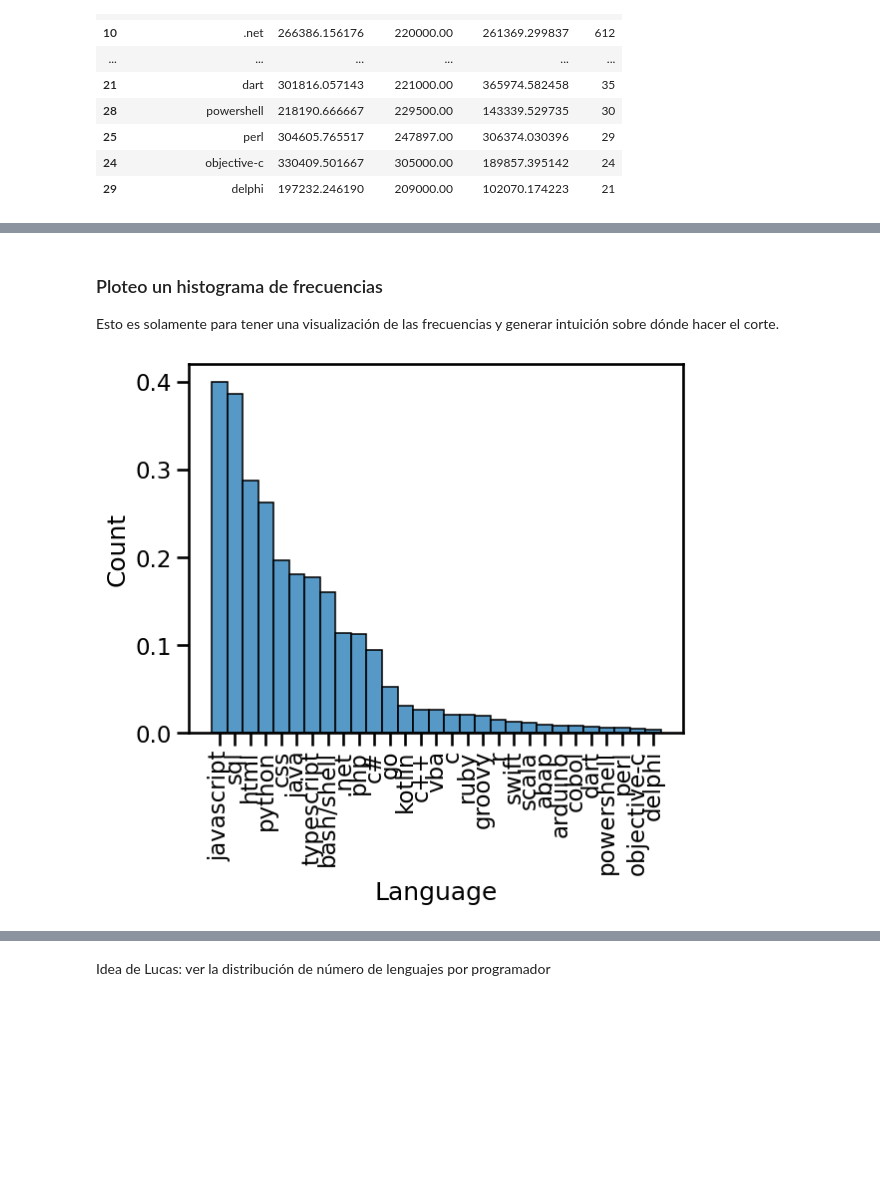
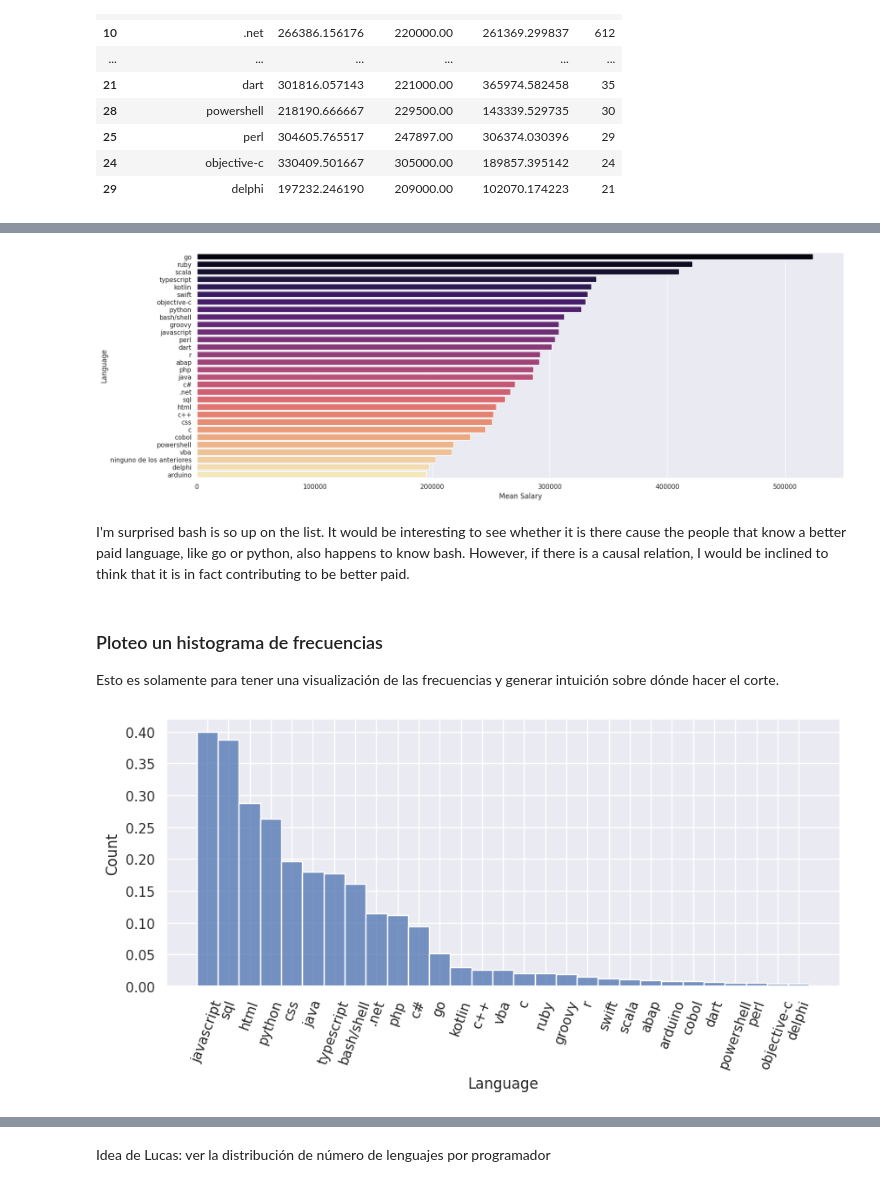
Before and after one commit to JeroFotinos/diplo_datos, a Jupyter notebook: Consignas_Entregable_AyVD - Parte 1.ipynb, the cells around one changed output, grey strips where cells are left out. Saved outputs shown, nothing was run; the diff lists cells and outputs as text; code cells hidden in the pictures; blank space fills up the shorter version.

Commit message:
Added visualization for better paid languages, improved visualization style, progressed on the exploratory analysis.

```diff
--- a/Consignas_Entregable_AyVD - Parte 1.ipynb
+++ b/Consignas_Entregable_AyVD - Parte 1.ipynb
@@ -217,6 +303,18 @@ df_salary_stats
+# %%
+sns.barplot(data=df_salary_stats, x="Mean Salary", y="Language", palette='magma')
+plt.show()
+# for the record, the following doesn't work
+# errorbar=df_salary_stats['Standard Deviation']
+# %% [output]
+[figure, added]
+# %% [markdown]
+I'm surprised bash is so up on the list. It would be interesting to see whether it is there cause the people that know a better paid language, like go or python, also happens to know bash. However, if there is a causal relation, I would be inclined to think that it is in fact contributing to be better paid.
 # %% [markdown]
 ### Ploteo un histograma de frecuencias
 Esto es solamente para tener una visualización de las frecuencias y generar intuición sobre dónde hacer el corte.
+# %%
+# Style
+sns.set_style('darkgrid')
 # %%
 # Create a DataFrame from the language_salary_data_filtered dictionary, with columns for language and count
 df_language_count = pd.DataFrame(
@@ -230,32 +328,32 @@ df_language_count = pd.DataFrame(
 )
 
 # Sort the DataFrame by count in descending order
 df_language_count = df_language_count.sort_values(by="Count", ascending=False)
 
 # Initialize an empty list to store the relative frequency for each language
 language_relative_frequency = []
 
 # Iterate over each language in the sorted DataFrame
 for language in df_language_count["Language"]:
     # Calculate the relative frequency for the language and append it to the list of relative frequencies
     frequency = len(language_salary_data_filtered[language]) / len(df)
     language_relative_frequency.append(frequency)
 
 # Add the list of relative frequencies to the DataFrame
 df_language_count["Relative Frequency"] = language_relative_frequency
 
 # Create the histogram plot using Seaborn
 sns.histplot(
     data=df_language_count[
         df_language_count["Language"] != "ninguno de los anteriores"
     ],
     x="Language",
     weights="Relative Frequency",
     binwidth=0.5,
 )
-plt.xticks(rotation=90)
+plt.xticks(rotation=70)
 plt.show()
 
 # I'm filtering the 'ninguno de los anteriores' because of reasons (?
 # %% [output]
-[figure, old version]
+[figure, new version]
```
Also changed, not shown: parts of 29 cells of this notebook.
